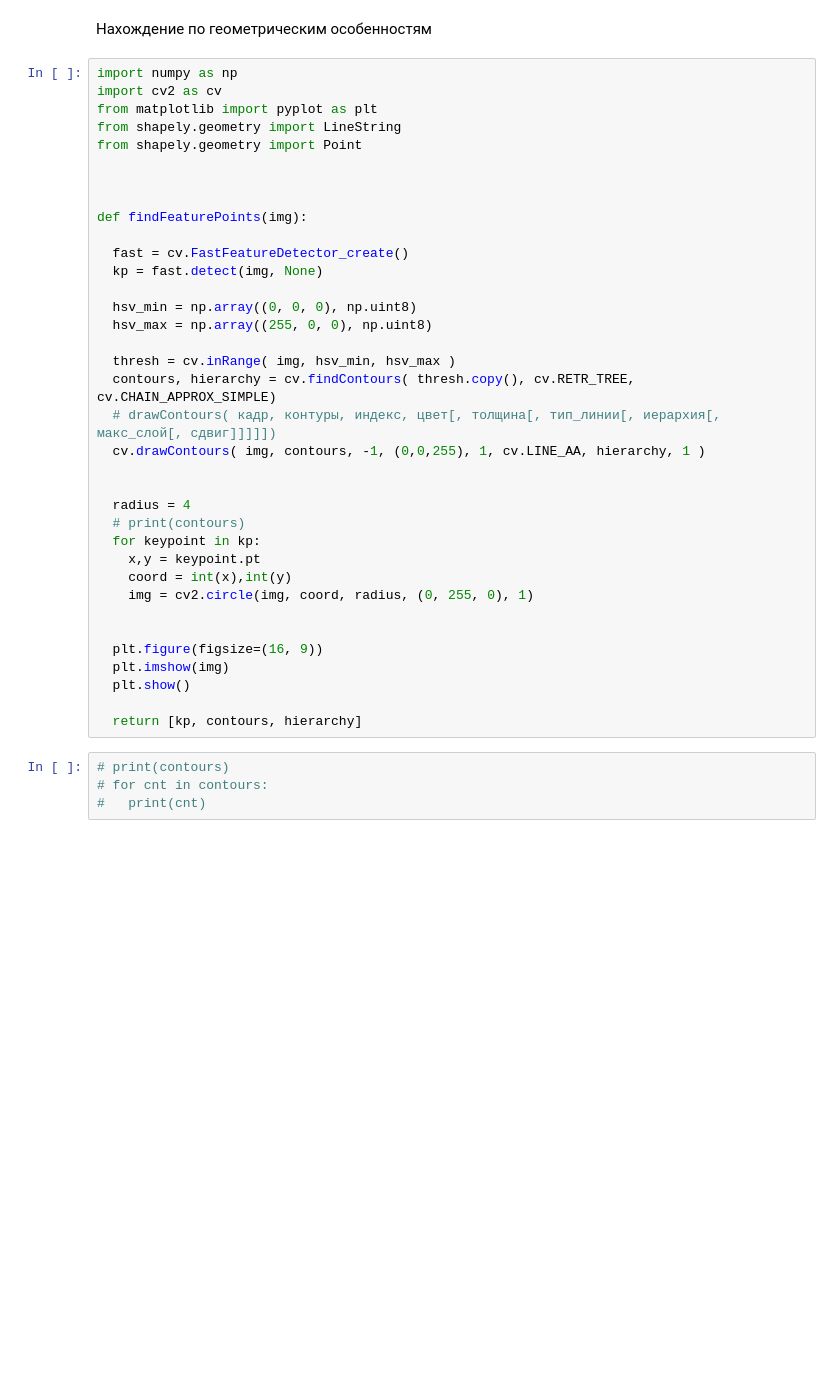
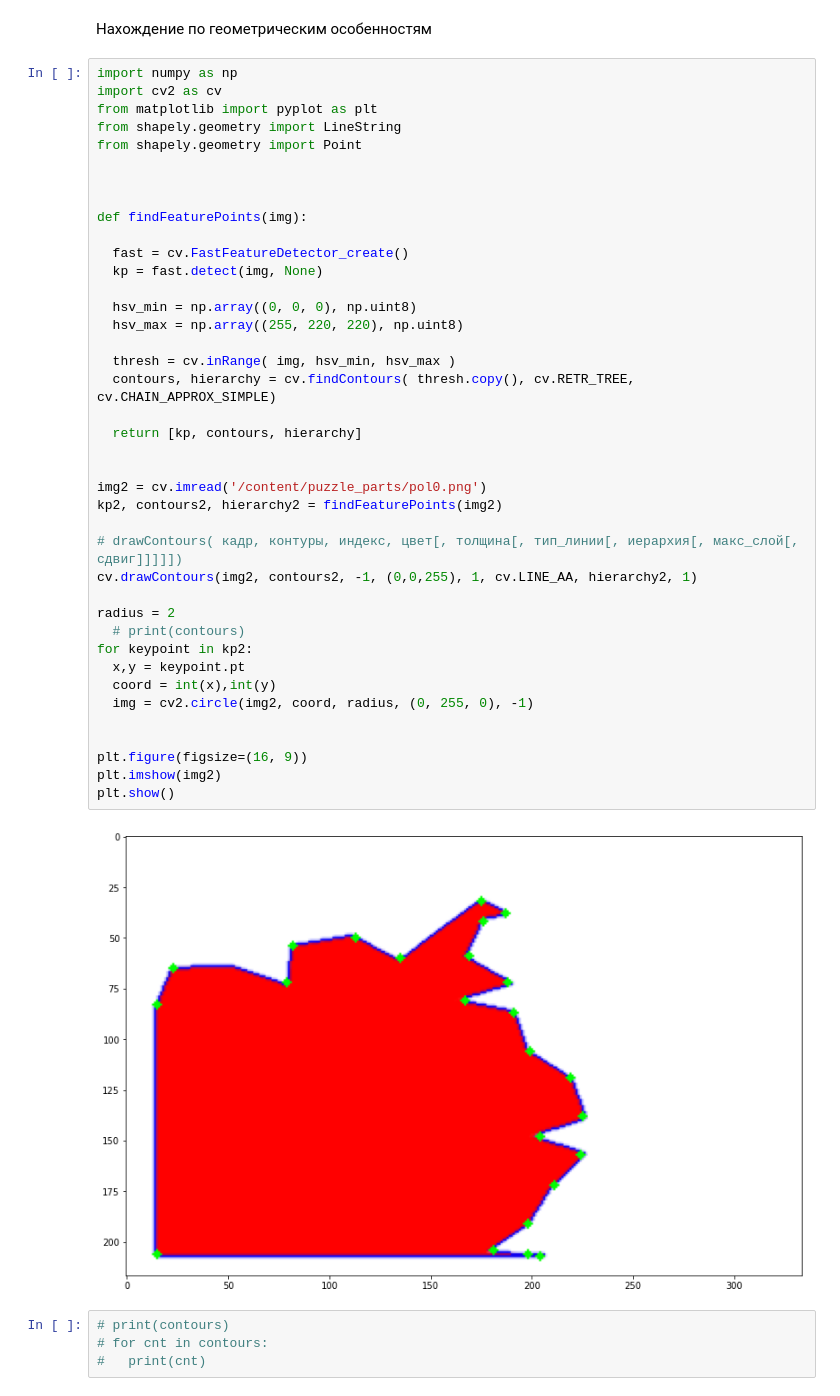
Before and after one commit to Sardaan/puzzle, a Jupyter notebook: puzzle.ipynb, the cells around one changed output. Cells and saved outputs as stored; diff of their text form; blank space fills up the shorter version.

```diff
--- a/puzzle.ipynb
+++ b/puzzle.ipynb
@@ -196,39 +195,45 @@ for filename, label in zip(filenames, labels):
 # %%
 import numpy as np
 import cv2 as cv
 from matplotlib import pyplot as plt
 from shapely.geometry import LineString
 from shapely.geometry import Point
 
 
 
 def findFeaturePoints(img):
 
   fast = cv.FastFeatureDetector_create()
   kp = fast.detect(img, None)
 
   hsv_min = np.array((0, 0, 0), np.uint8)
-  hsv_max = np.array((255, 0, 0), np.uint8)
+  hsv_max = np.array((255, 220, 220), np.uint8)
 
   thresh = cv.inRange( img, hsv_min, hsv_max )
   contours, hierarchy = cv.findContours( thresh.copy(), cv.RETR_TREE, cv.CHAIN_APPROX_SIMPLE)
-  # drawContours( кадр, контуры, индекс, цвет[, толщина[, тип_линии[, иерархия[, макс_слой[, сдвиг]]]]])
-  cv.drawContours( img, contours, -1, (0,0,255), 1, cv.LINE_AA, hierarchy, 1 )
+
+  return [kp, contours, hierarchy]
 
 
-  radius = 4
+img2 = cv.imread('/content/puzzle_parts/pol0.png')
+kp2, contours2, hierarchy2 = findFeaturePoints(img2)
+
+# drawContours( кадр, контуры, индекс, цвет[, толщина[, тип_линии[, иерархия[, макс_слой[, сдвиг]]]]])
+cv.drawContours(img2, contours2, -1, (0,0,255), 1, cv.LINE_AA, hierarchy2, 1)
+
+radius = 2
   # print(contours)
-  for keypoint in kp:
-    x,y = keypoint.pt
-    coord = int(x),int(y)
-    img = cv2.circle(img, coord, radius, (0, 255, 0), 1)
+for keypoint in kp2:
+  x,y = keypoint.pt
+  coord = int(x),int(y)
+  img = cv2.circle(img2, coord, radius, (0, 255, 0), -1)
 
 
-  plt.figure(figsize=(16, 9))
-  plt.imshow(img)
-  plt.show()
-
-  return [kp, contours, hierarchy]
+plt.figure(figsize=(16, 9))
+plt.imshow(img2)
+plt.show()
+# %% [output]
+[figure, added]
 # %%
 # print(contours)
 # for cnt in contours:
```
Also changed, not shown: parts of 16 cells of this notebook.
